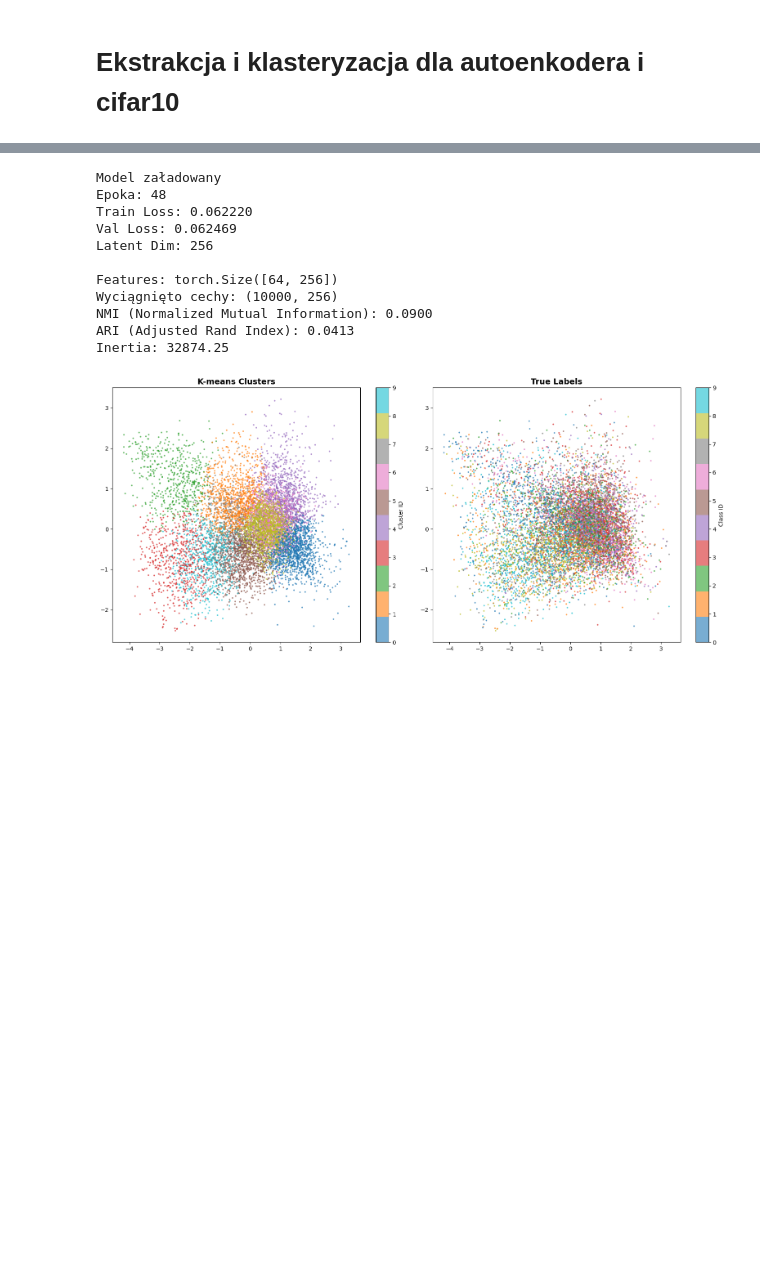
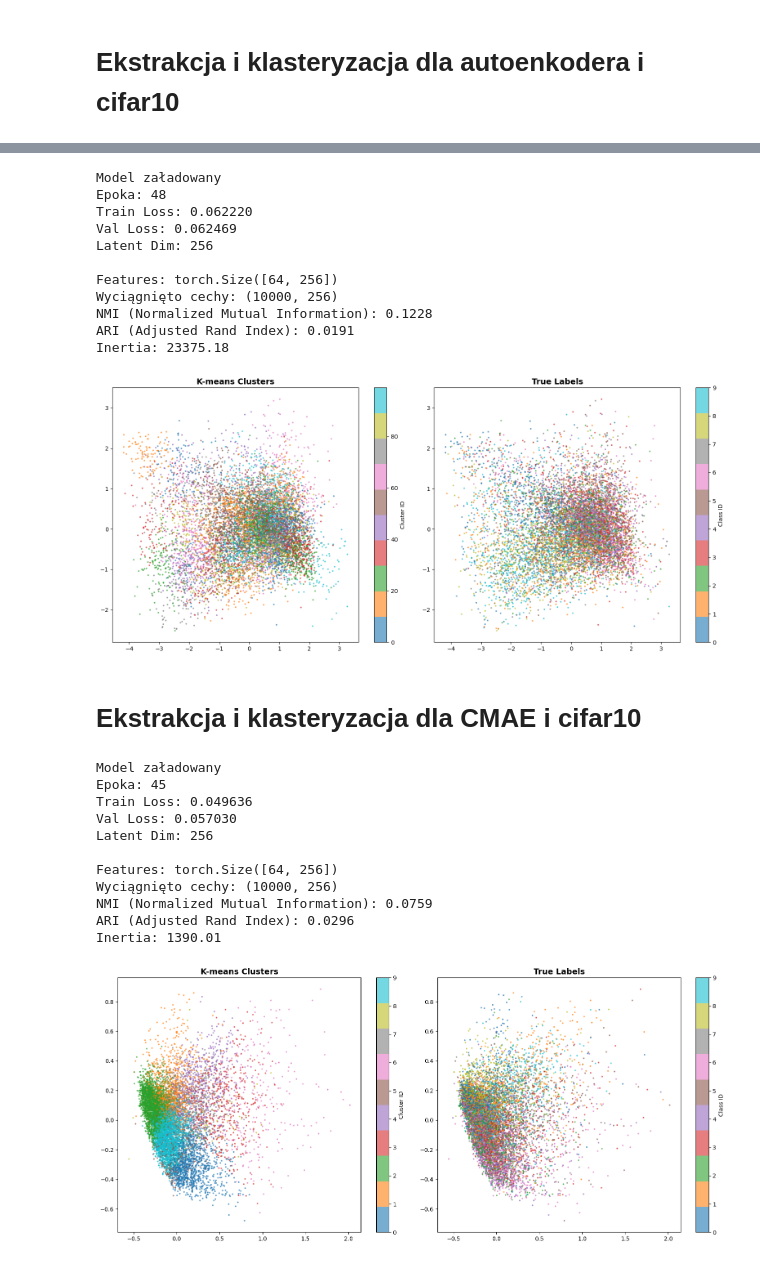
Before and after one commit to AnnCzar/autoencoder-clustering-ml-project, a Jupyter notebook: src/clustering/extract_and_cluster.ipynb, the cells around one changed output, grey strips where cells are left out. Saved outputs shown, nothing was run; the diff lists cells and outputs as text; code cells hidden in the pictures; blank space fills up the shorter version.

```diff
--- a/src/clustering/extract_and_cluster.ipynb
+++ b/src/clustering/extract_and_cluster.ipynb
@@ -359,7 +361,7 @@ Inertia: 39446.18
 # %%
 # ładowanie modelu
 model_path= '../training_results/masked_autoencoder/cifar100/masked_autoencoder_cifar100_best_20260107_193042.pt'
-model, checkpoint = load_trained_model(model_path)
+model, checkpoint = load_trained_model(model_path, model_type='mae')
 # print(model)
 # print(checkpoint)
 
@@ -376,7 +378,7 @@ _, _, test_loader = get_cifar100_loaders(batch_size=batch_size)
 features, labels = extract_features(model, test_loader)
 
 # klasteryzacja
-n_clusters = 10
+n_clusters = 100
 cluster_ids, kmeans, metrics = clustering(features, labels, n_clusters)
 
 # zapis wynikow
@@ -397,7 +399,54 @@ Latent Dim: 256
 
 Features: torch.Size([64, 256])
 Wyciągnięto cechy: (10000, 256)
-NMI (Normalized Mutual Information): 0.0900
-ARI (Adjusted Rand Index): 0.0413
-Inertia: 32874.25
+NMI (Normalized Mutual Information): 0.1228
+ARI (Adjusted Rand Index): 0.0191
+Inertia: 23375.18
-[figure, old version]
+[figure, new version]
+# %% [markdown]
+# Ekstrakcja i klasteryzacja dla CMAE i cifar10
+# %%
+# ładowanie modelu
+model_path= '../training_results/cmae/cifar10/cmae_cifar10_best_20260111_193204.pt'
+model, checkpoint = load_trained_model(model_path, model_type='cmae')
+# print(model)
+# print(checkpoint)
+
+
+# ładowanie danych testowych
+batch_size = 64
+_, _, test_loader = get_cifar100_loaders(batch_size=batch_size)
+# print(f"Obrazów testowych: {len(test_loader)}")
+# for batch_idx, (image, _) in enumerate(test_loader):
+#     print(f"Batch {batch_idx} / {len(test_loader)}")
+
+
+# wyciąganie cech
+features, labels = extract_features(model, test_loader)
+
+# klasteryzacja
+n_clusters = 10
+cluster_ids, kmeans, metrics = clustering(features, labels, n_clusters)
+
+# zapis wynikow
+BASE_DIR = os.getcwd()
+save_dir = os.path.join(BASE_DIR, '../..', 'experiments', 'cmae','cifar10')
+os.makedirs(save_dir, exist_ok=True)
+results_df, summary_df = save_results_to_csv(cluster_ids, labels, metrics, save_dir)
+
+# wizualizacja
+vis_path = os.path.join(save_dir, 'clusters_visualization.png')
+visualize_clusters(features, cluster_ids, labels, vis_path)
+# %% [output]
+Model załadowany
+Epoka: 45
+Train Loss: 0.049636
+Val Loss: 0.057030
+Latent Dim: 256
+
+Features: torch.Size([64, 256])
+Wyciągnięto cechy: (10000, 256)
+NMI (Normalized Mutual Information): 0.0759
+ARI (Adjusted Rand Index): 0.0296
+Inertia: 1390.01
+[figure, added]
```
Also changed, not shown: parts of 11 cells of this notebook, 5 other files.
